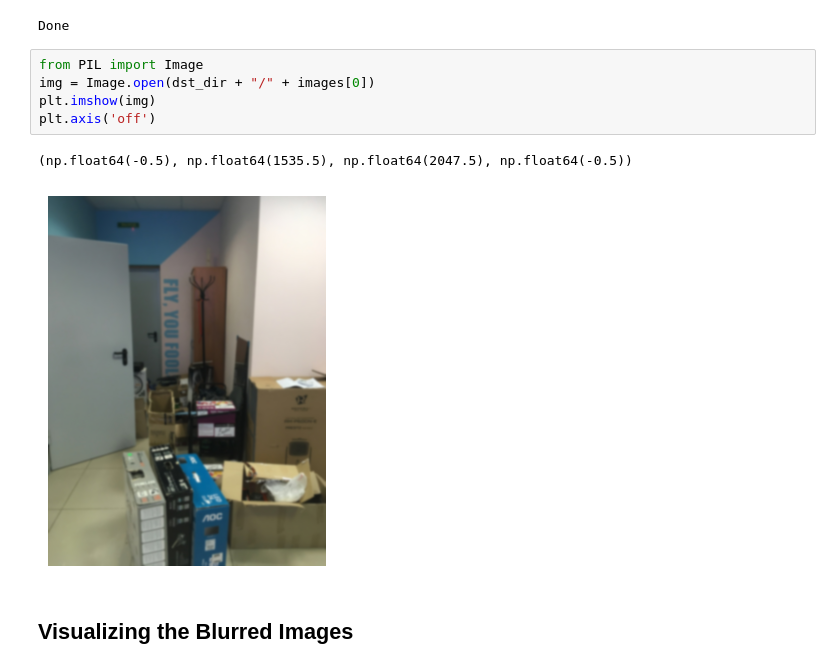
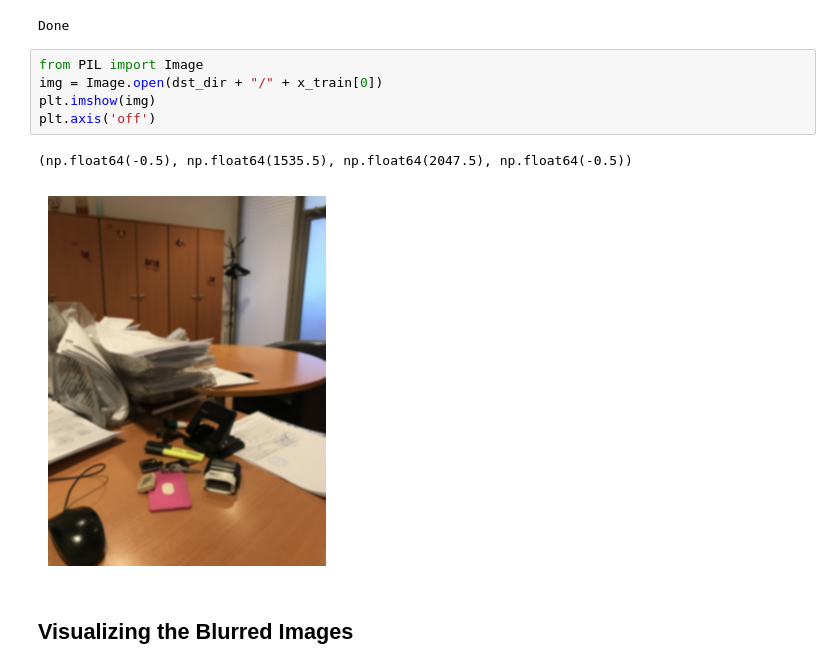
Before and after one commit to Rijan-Joshi/Deblur_Image, a Jupyter notebook: test.ipynb, the cells around one changed output. Saved outputs shown, nothing was run; the diff lists cells and outputs as text.

```diff
--- a/test.ipynb
+++ b/test.ipynb
@@ -64,12 +64,12 @@ print("Done")
 Done
 # %%
 from PIL import Image
-img = Image.open(dst_dir + "/" + images[0])
+img = Image.open(dst_dir + "/" + x_train[0])
 plt.imshow(img)
 plt.axis('off')
 # %% [output]
 (np.float64(-0.5), np.float64(1535.5), np.float64(2047.5), np.float64(-0.5))
-[figure, old version]
+[figure, new version]
 # %% [markdown]
 ## Visualizing the Blurred Images
 # %%
```
Also changed, not shown: parts of 6 cells of this notebook.
